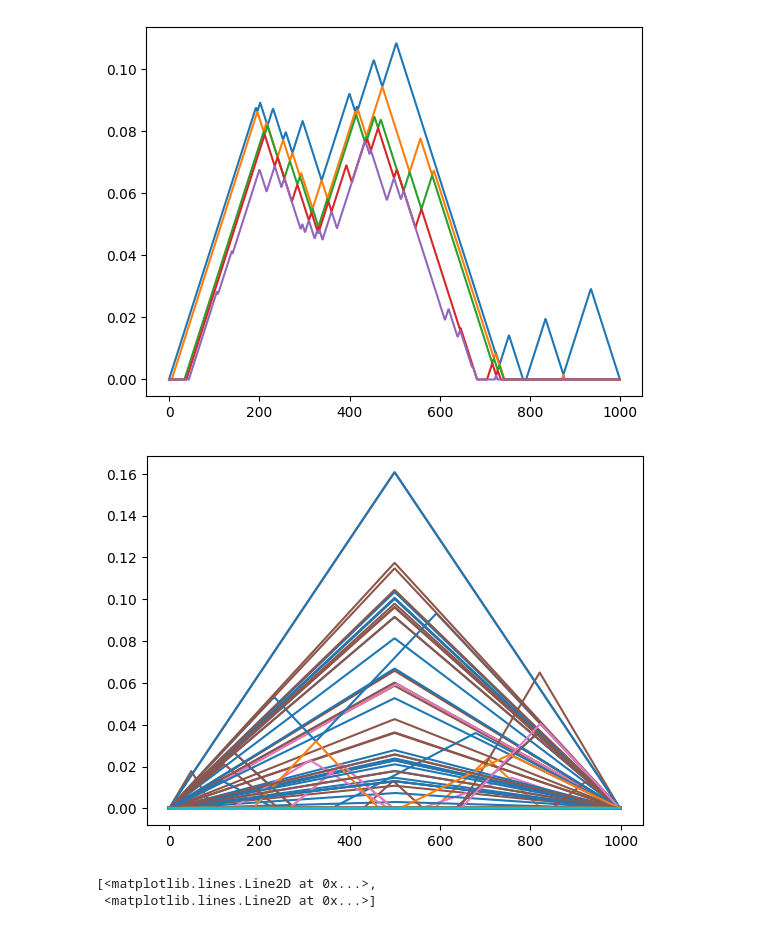
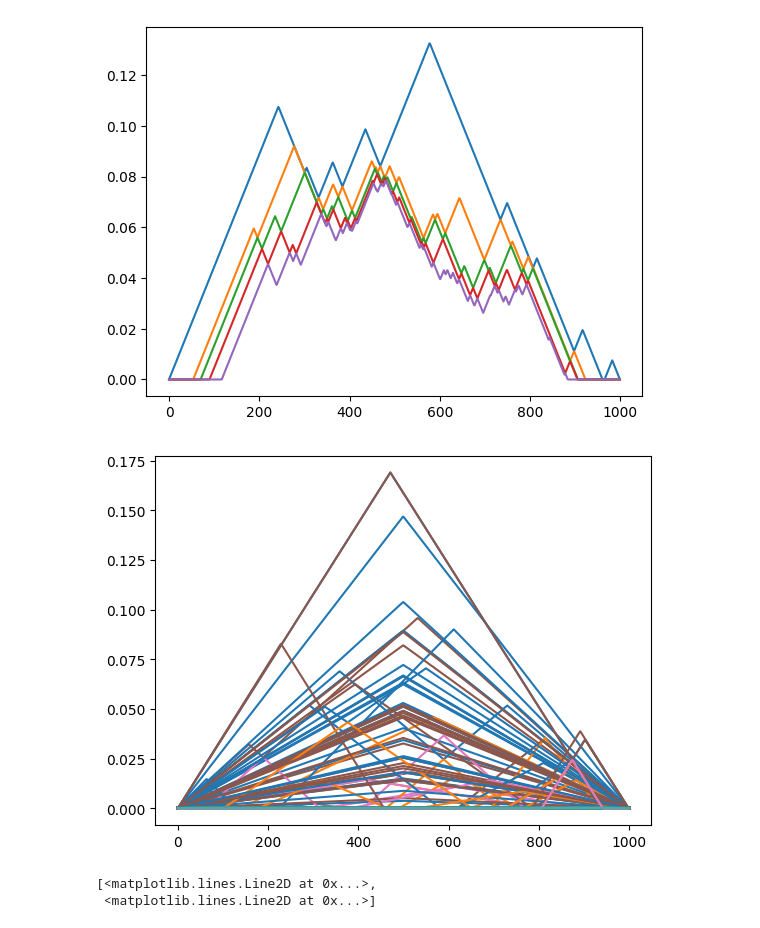
Before and after one commit to ZmijaZ/Sleep-Wake-classification, a Jupyter notebook: data_generation.ipynb, the cells around one changed output. Drawn from its saved outputs; the diff is of its cells as text; code cells hidden in the pictures.

```diff
--- a/data_generation.ipynb
+++ b/data_generation.ipynb
@@ -14,7 +14,7 @@ def generate_random_value_point(probability):
     if(np.random.random() > probability):
         return np.nan
     elif (np.random.random() > probability * probability):
-        return (np.random.random()+1)/4
+        return (np.random.random()+1)/2
     #return different random value, else every value close to 1 would be NaN
     return (np.random.random()+1)/2
 
@@ -97,7 +99,7 @@ def getAllPersistenceDiagrams(dataset, omega, memorySaving = True):
 
     return diagrams
 # %%
-probni_dijagram = getAllPersistenceDiagrams(your_data, 7, True)
+probni_dijagram = getAllPersistenceDiagrams(usable_data, 7, True)
 # %%
 # for i in range (66):
 #     plt.plot(probni_dijagram[i])
@@ -111,64 +113,56 @@ plt.plot(probni_dijagram[35])
 # %%
-def compute_persistence_landscape(
-    diagram:            np.ndarray,         # diagram range
-    endpoints:          list,               # endpoints
-    n_landscapes:       int         = 5,    # m landscapes
-    resolution:         int         = 1000, # n nodes
-) -> np.ndarray:
+def getPerstitenceLandscape(diagram, endpoints, landscapes, resolution,
+):
 
     if endpoints[0] == endpoints[1] == 0:
-        return np.zeros((n_landscapes, resolution))
+        return np.zeros((landscapes, resolution))
 
     diagram_range = endpoints
     x_range =  np.linspace(diagram_range[0], diagram_range[1], resolution)
     step = x_range[1] - x_range[0]
     length_diagram = len(diagram)
-    computed_landscapes_at_given_resolution = np.zeros([n_landscapes, resolution])
+    computed_landscapes_at_given_resolution = np.zeros([landscapes, resolution])
     computed_y_values = [[] for _ in range(resolution)]
 
     compute_x_subrange = lambda x: int(np.ceil(x/step))
 
     for x, y in diagram:
         min_point = x - diagram_range[0]
-        mid_point = 0.5*(x+y) - diagram_range[0]
+        mid_point = (x+y)/2 - diagram_range[0]
         max_point = y - diagram_range[0]
         minimum_x = compute_x_subrange(min_point)
         middle_x  = compute_x_subrange(mid_point)
         maximum_x = compute_x_subrange(max_point)
 
-        if minimum_x<resolution and maximum_x>0:
-            y_value = diagram_range[0] + minimum_x * step - x
+        if minimum_x < resolution and maximum_x > 0:
+            y_value = diagram_range[0] + minimum_x*step - x
             for i in range(minimum_x, middle_x):
                 computed_y_values[i].append(y_value)
                 y_value += step
-            y_value = y - diagram_range[0] - middle_x * step
+            y_value = y - diagram_range[0] - middle_x*step
             for i in range(middle_x, maximum_x):
                 computed_y_values[i].append(y_value)
                 y_value -= step
 
     for i in range(resolution):
         computed_y_values[i].sort(reverse=True)
-        max_range = min(n_landscapes, len(computed_y_values[i]))
+        max_range = min(landscapes, len(computed_y_values[i]))
         for j in range(max_range):
             computed_landscapes_at_given_resolution[j,i] = computed_y_values[i][j]
 
+    #np.nadarray
     return computed_landscapes_at_given_resolution
 # %%
-example_landscape = compute_persistence_landscape(example_diagram,[np.min(example_diagram), np.max(example_diagram)], 5, 1000)
+example_landscape = getPerstitenceLandscape(diagram,[np.min(diagram), np.max(diagram)], 5, 1000)
 plt.plot(example_landscape.T);
 # %% [output]
-[figure, old version]
+[figure, new version]
 # %%
-def compute_persistence_landscapes(
-    diagrams:           np.ndarray,         # diagram D
-    n_landscapes:       int         = 5,    # m landscapes
-    resolution:         int         = 1000, # n nodes
-    memory_saving:      bool        = True
-) -> np.ndarray:
+def getAllPersistenceLandscapes(diagrams, landscapes, resolution, memory_saving):
 
     if memory_saving:
-        minp = lambda d: np.min(d) if len(d)>0 else 0
-        maxp = lambda d: np.max(d) if len(d)>0 else 0
+        minp = lambda d: np.min(d) if len(d) > 0 else 0
+        maxp = lambda d: np.max(d) if len(d) > 0 else 0
     else:
         def compute_endpoint(d, minmax):
             d = d.persistence_intervals_in_dimension(k)
@@ -182,15 +176,15 @@ def compute_persistence_landscapes(
         compute_persistence_landscape(
             diag,                     # diagram D
             [minp(diag), maxp(diag)], # endpoints
-            n_landscapes,             # m landscapes
+            landscapes,               # m landscapes
             resolution,               # n nodes
         ) for diag in diagrams
     ]
     return landscapes
 # %%
-example_landscapes = compute_persistence_landscapes(probni_dijagram, 5, 1000, True)
+example_landscapes = getAllPersistenceLandscapes(probni_dijagram, 5, 1000, True)
 for l in example_landscapes:
     plt.plot(l.T)
 # %% [output]
-[figure, old version]
+[figure, new version]
 # %%
```
Also changed, not shown: parts of 10 cells of this notebook.
